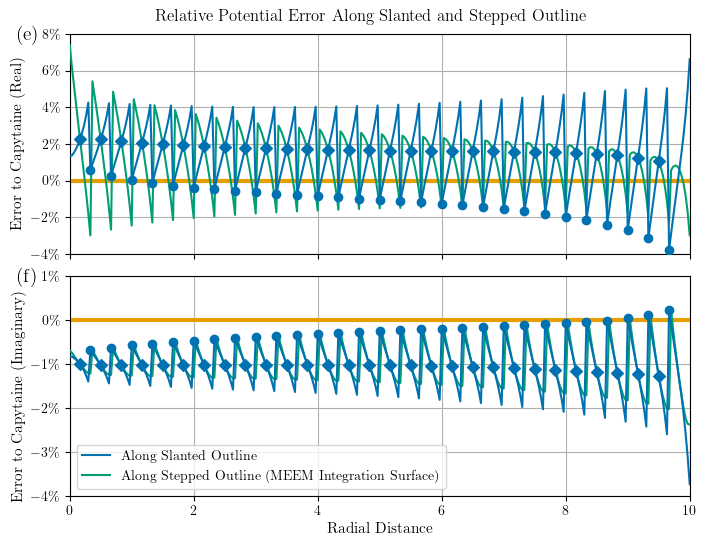
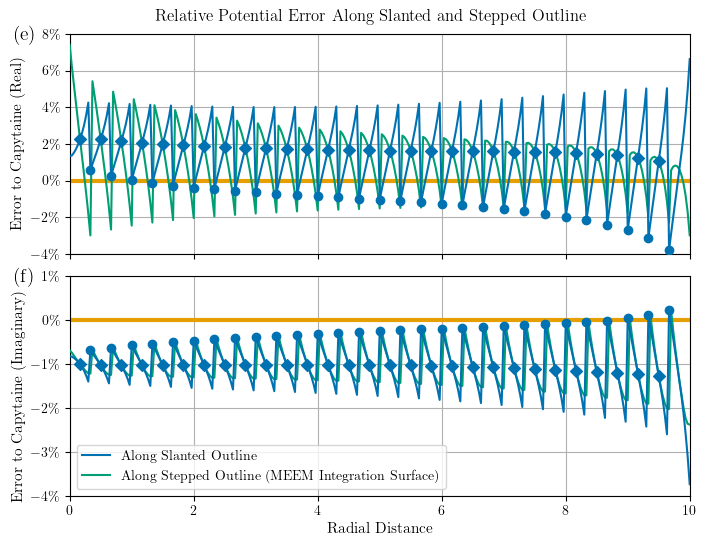
Unified diff of the notebook cell whose output changed from the first chart to the second:
--- before
+++ after
@@ -40,6 +40,6 @@
   axs[1].yaxis.set_label_coords(-0.07, 0.45)
 
-  for quad in [(axs[0], "e", -0.085, 1.04),
-               (axs[1], "f", -0.085, 1.04)]:
+  for quad in [(axs[0], "e", -0.09, 1.04),
+               (axs[1], "f", -0.09, 1.04)]:
     label_ax(quad[0], quad[1], quad[2], quad[3])
   

Commit: same as previous, just other files